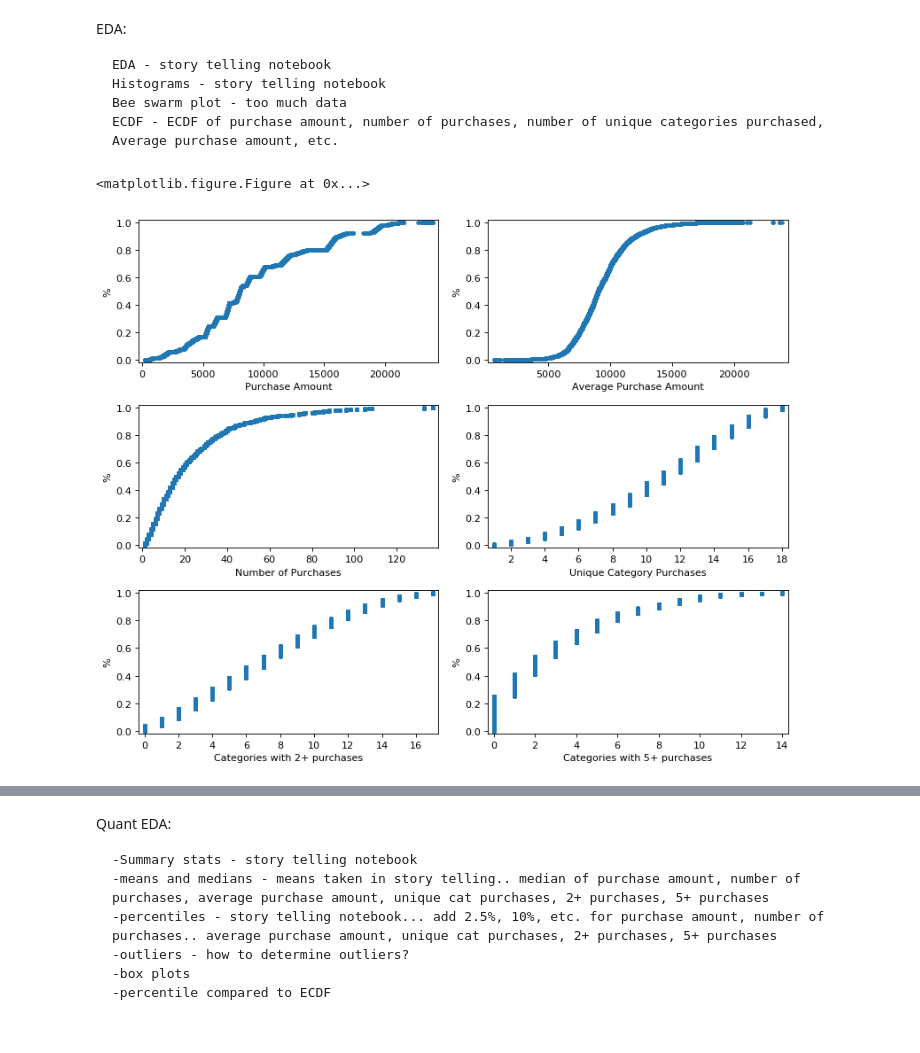
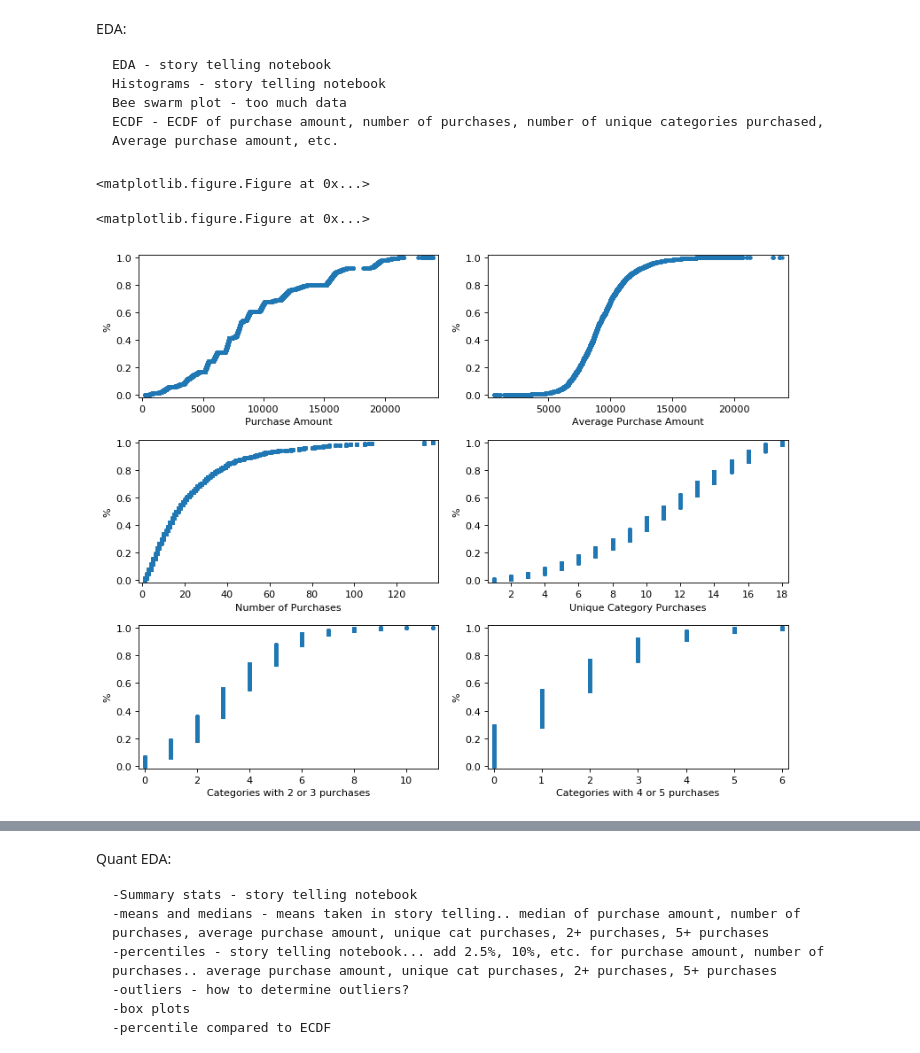
Before and after one commit to kcalab92/Springboard-DataScience, a Jupyter notebook: Capstone1_PurchaseAmountPrediction/Capstone1_Purchase_Prediction_Statistics_Current.ipynb, the cells around one changed output, grey strips where cells are left out. Drawn from its saved outputs; the diff is of its cells as text; code cells hidden in the pictures.

```diff
--- a/Capstone1_PurchaseAmountPrediction/Capstone1_Purchase_Prediction_Statistics_Current.ipynb
+++ b/Capstone1_PurchaseAmountPrediction/Capstone1_Purchase_Prediction_Statistics_Current.ipynb
@@ -107,35 +107,36 @@ plt.subplot(3,2,3)
 _ = plt.plot(x, y, marker = '.', linestyle = 'none')
 _ = plt.margins(.02)
 _ = plt.xlabel('Number of Purchases')
 _ = plt.ylabel('%')
 
 # Calculate and plot EDCF for number of unique category purchases
 x, y = ecdf(train['Unqiue_Cat_Count'])
 plt.subplot(3,2,4)
 _ = plt.plot(x, y, marker = '.', linestyle = 'none')
 _ = plt.margins(.02)
 _ = plt.xlabel('Unique Category Purchases')
 _ = plt.ylabel('%')
 
 # Calculate and plot EDCF for categories with 2+ purchases
-x, y = ecdf(train['Two+_Cat_Count'])
+x, y = ecdf(train['2-3_Cat_Count'])
 plt.subplot(3,2,5)
 _ = plt.plot(x, y, marker = '.', linestyle = 'none')
 _ = plt.margins(.02)
-_ = plt.xlabel('Categories with 2+ purchases')
+_ = plt.xlabel('Categories with 2 or 3 purchases')
 _ = plt.ylabel('%')
 
 # Calculate and plot EDCF for categories with 5+ purchases
-x, y = ecdf(train['Five+_Cat_Count'])
+x, y = ecdf(train['4-5_Cat_Count'])
 plt.subplot(3,2,6)
 _ = plt.plot(x, y, marker = '.', linestyle = 'none')
 _ = plt.margins(.02)
-_ = plt.xlabel('Categories with 5+ purchases')
+_ = plt.xlabel('Categories with 4 or 5 purchases')
 _ = plt.ylabel('%')
 
 # Display the plot
 plt.tight_layout()
 plt.show()
 # %% [output]
 <matplotlib.figure.Figure at 0x...>
+<matplotlib.figure.Figure at 0x...>
-[figure, old version]
+[figure, new version]
```
Also changed, not shown: parts of 26 cells of this notebook, 3 other files.
